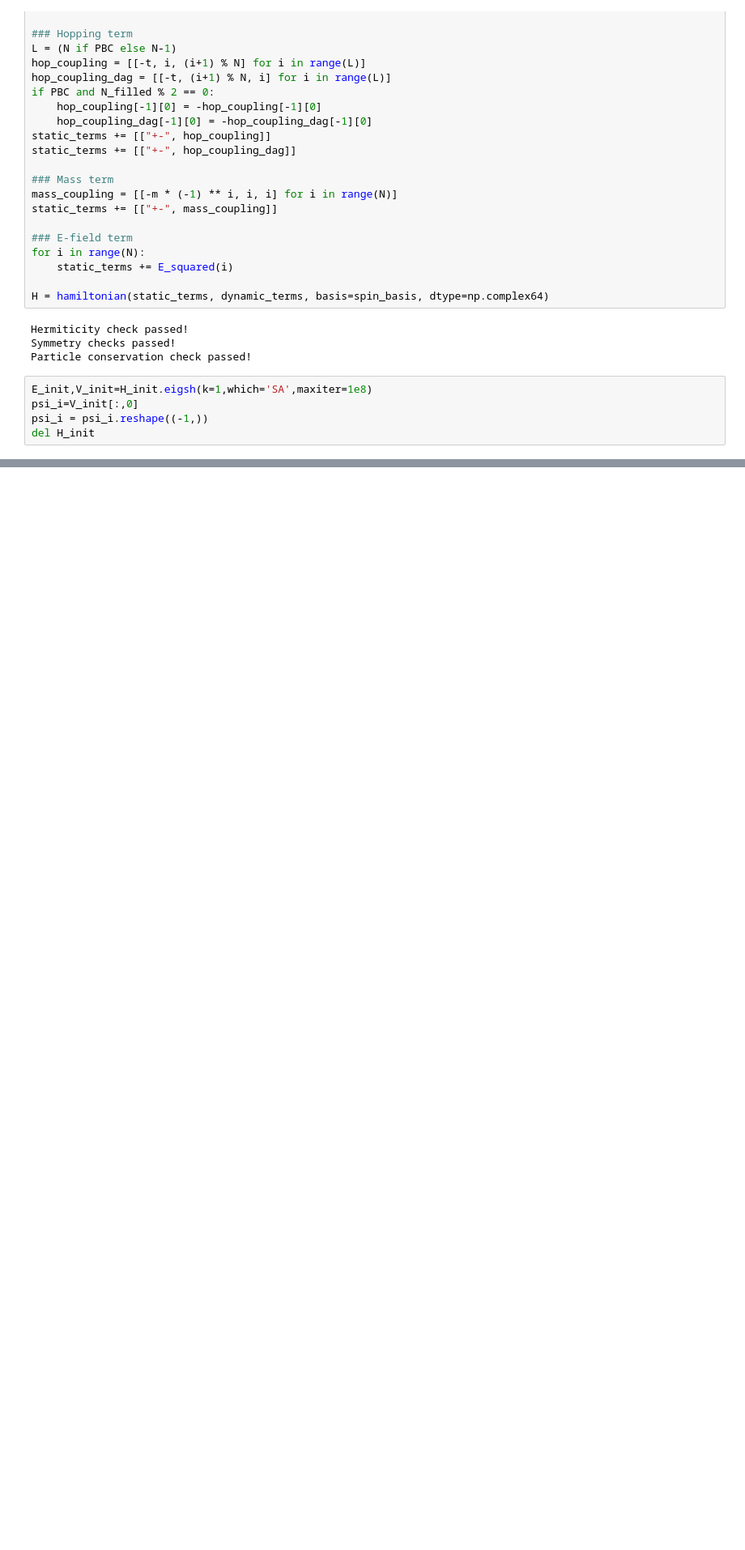
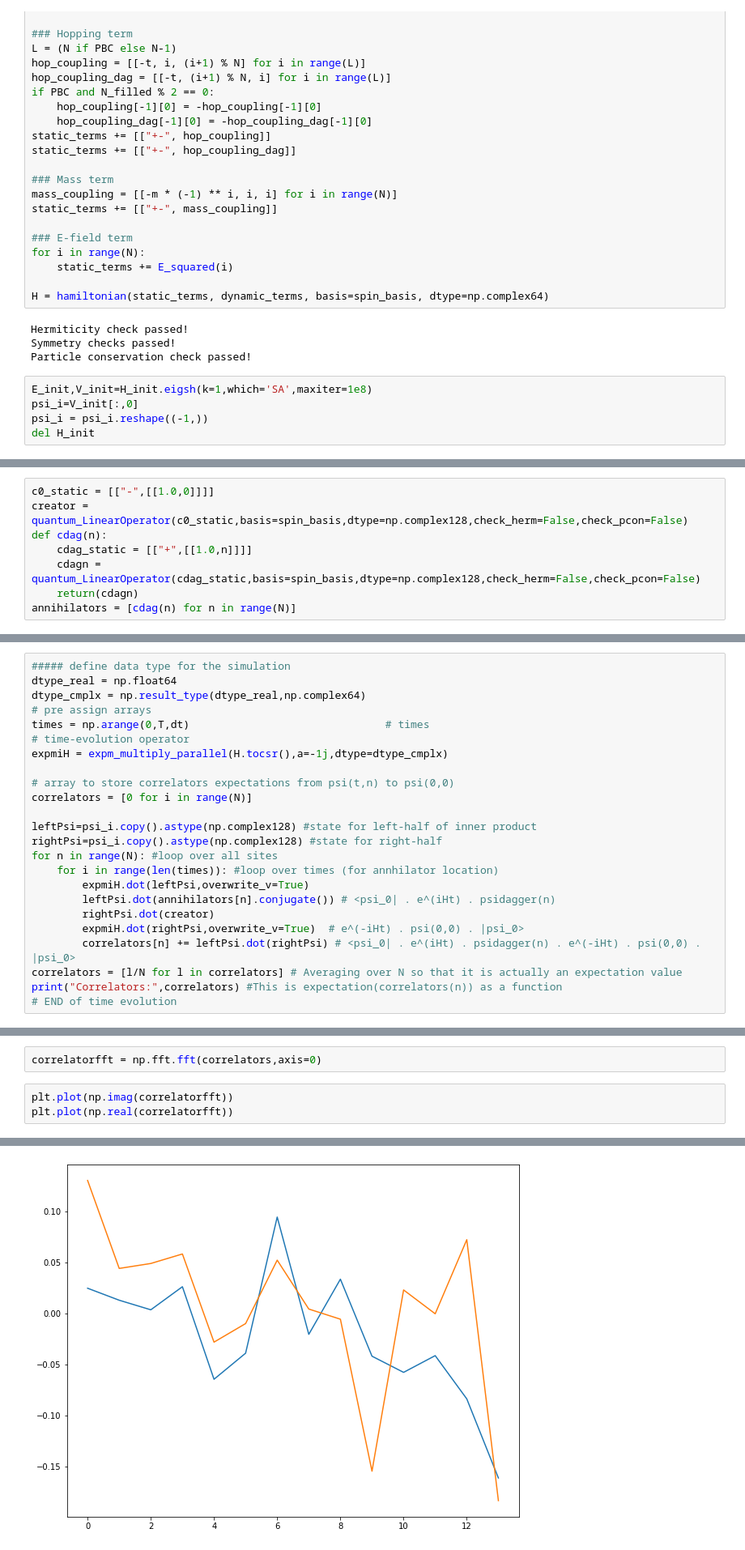
Before and after one commit to jacarolan/QuSpinLatticeFermions, a Jupyter notebook: U1 Theory.ipynb, the cells around one changed output, grey strips where cells are left out. Shown at 81% size. Saved outputs shown, nothing was run; the diff lists cells and outputs as text; blank space fills up the shorter version.

Commit message:
calculating correlator expectations
calculate creation-annihilation expectation values as a function of lattice site n and fourier transformed to be a function of k

```diff
--- a/U1 Theory.ipynb
+++ b/U1 Theory.ipynb
@@ -274,0 +269,8 @@ Correlator: (5.15958533406142e-08+1.7602531839033444e-08j)
+# %%
+c0_static = [["-",[[1.0,0]]]]
+creator = quantum_LinearOperator(c0_static,basis=spin_basis,dtype=np.complex128,check_herm=False,check_pcon=False)
+def cdag(n):
+    cdag_static = [["+",[[1.0,n]]]]
+    cdagn = quantum_LinearOperator(cdag_static,basis=spin_basis,dtype=np.complex128,check_herm=False,check_pcon=False)
+    return(cdagn)
+annihilators = [cdag(n) for n in range(N)]
@@ -274,0 +293,24 @@ Correlator: (5.15958533406142e-08+1.7602531839033444e-08j)
+# %%
+##### define data type for the simulation
+dtype_real = np.float64
+dtype_cmplx = np.result_type(dtype_real,np.complex64)
+# pre assign arrays
+times = np.arange(0,T,dt)                               # times
+# time-evolution operator
+expmiH = expm_multiply_parallel(H.tocsr(),a=-1j,dtype=dtype_cmplx)
+
+# array to store correlators expectations from psi(t,n) to psi(0,0)
+correlators = [0 for i in range(N)]
+
+leftPsi=psi_i.copy().astype(np.complex128) #state for left-half of inner product
+rightPsi=psi_i.copy().astype(np.complex128) #state for right-half
+for n in range(N): #loop over all sites
+    for i in range(len(times)): #loop over times (for annhilator location)
+        expmiH.dot(leftPsi,overwrite_v=True)
+        leftPsi.dot(annihilators[n].conjugate()) # <psi_0| . e^(iHt) . psidagger(n)
+        rightPsi.dot(creator)
+        expmiH.dot(rightPsi,overwrite_v=True)  # e^(-iHt) . psi(0,0) . |psi_0>
+        correlators[n] += leftPsi.dot(rightPsi) # <psi_0| . e^(iHt) . psidagger(n) . e^(-iHt) . psi(0,0) . |psi_0>
+correlators = [l/N for l in correlators] # Averaging over N so that it is actually an expectation value
+print("Correlators:",correlators) #This is expectation(correlators(n)) as a function
+# END of time evolution
@@ -274,0 +319,6 @@ Correlator: (5.15958533406142e-08+1.7602531839033444e-08j)
+# %%
+correlatorfft = np.fft.fft(correlators,axis=0)
+# %%
+plt.plot(np.imag(correlatorfft))
+plt.plot(np.real(correlatorfft))
+# %% [output]
@@ -274,0 +326 @@ Correlator: (5.15958533406142e-08+1.7602531839033444e-08j)
+[figure, added]
```
Also changed, not shown: parts of 15 cells of this notebook.
